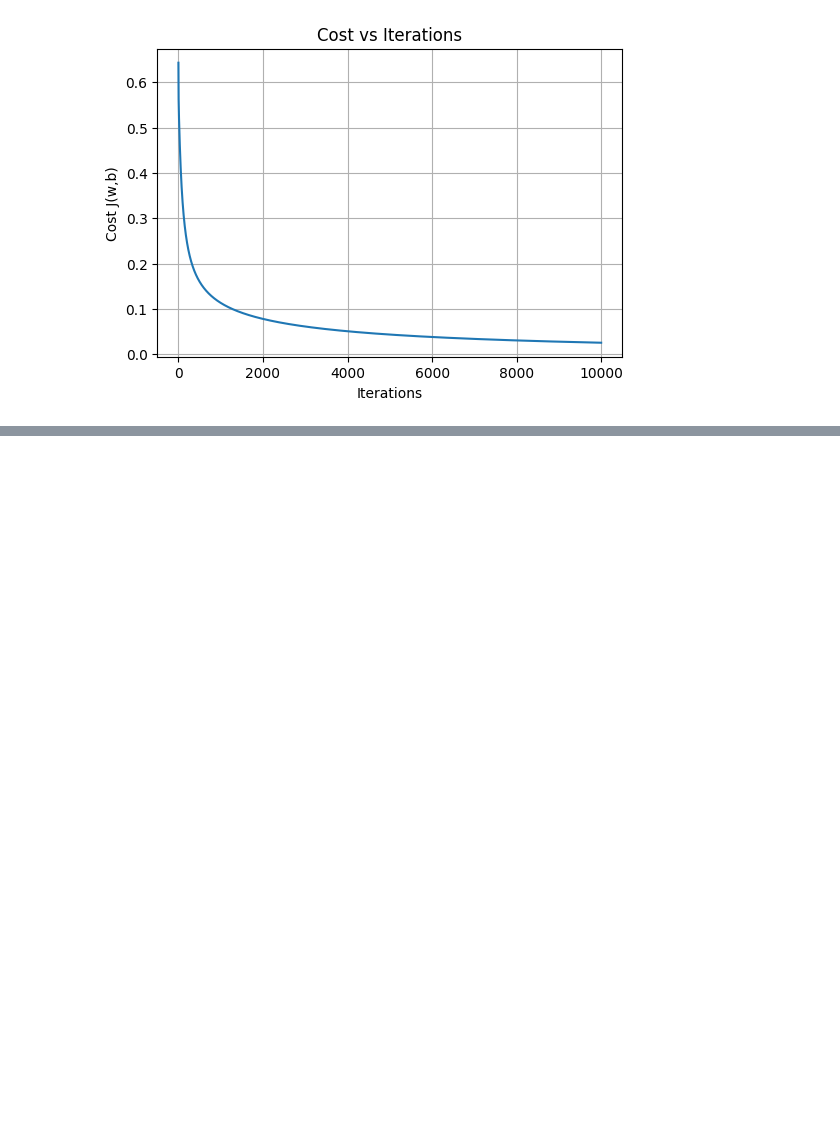
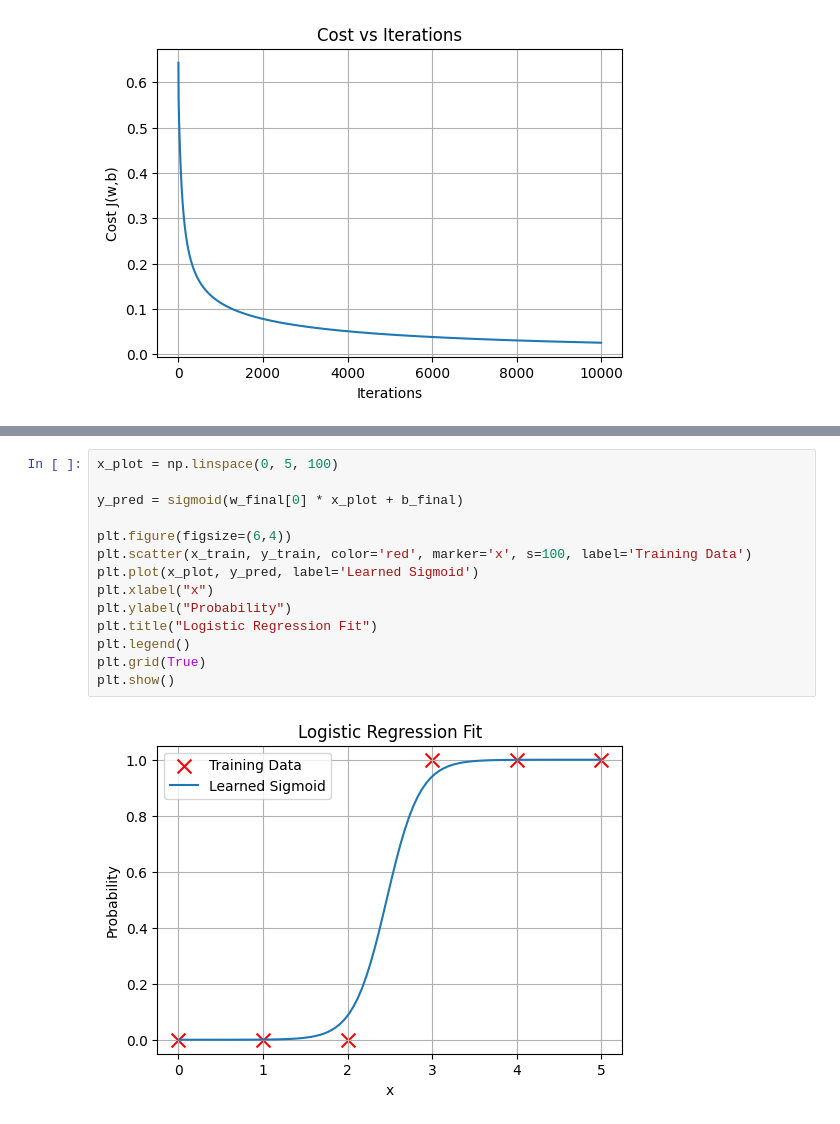
Before and after one commit to Divij6/MachineLearningPractice, a Jupyter notebook: LogisticRegressionForClassification.ipynb, the cells around one changed output, grey strips where cells are left out. Cells and saved outputs as stored; diff of their text form; blank space fills up the shorter version.

Commit message:
Logistic Regression

```diff
--- a/LogisticRegressionForClassification.ipynb
+++ b/LogisticRegressionForClassification.ipynb
@@ -150,3 +150,19 @@ plt.show()
 [figure]
 # %% [markdown]
 ![image.png](embedded-picture-1)
+# %%
+x_plot = np.linspace(0, 5, 100)
+
+y_pred = sigmoid(w_final[0] * x_plot + b_final)
+
+plt.figure(figsize=(6,4))
+plt.scatter(x_train, y_train, color='red', marker='x', s=100, label='Training Data')
+plt.plot(x_plot, y_pred, label='Learned Sigmoid')
+plt.xlabel("x")
+plt.ylabel("Probability")
+plt.title("Logistic Regression Fit")
+plt.legend()
+plt.grid(True)
+plt.show()
+# %% [output]
+[figure, added]
```
